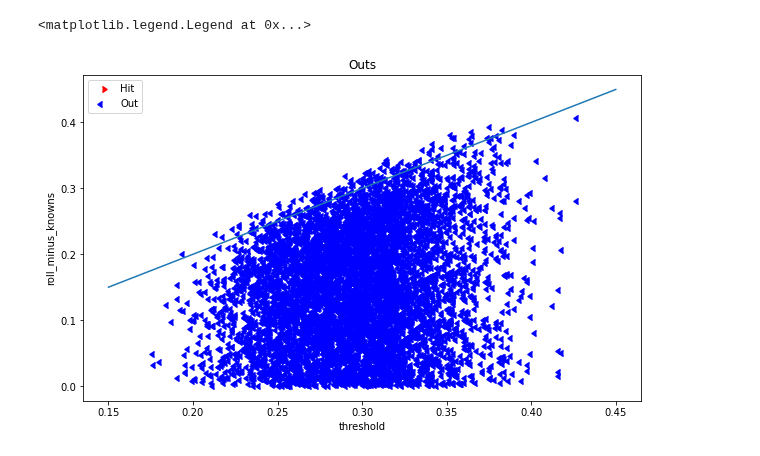
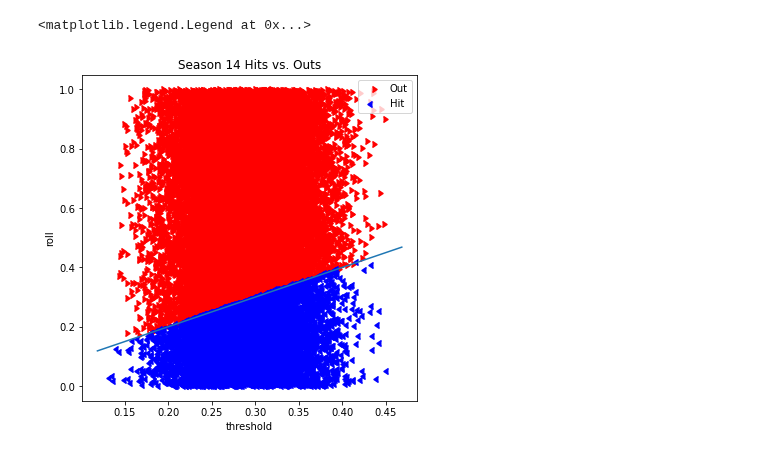
Before and after one commit to xSke/resim, a Jupyter notebook: find_roll_formula_out.ipynb, the cells around one changed output. Drawn from its saved outputs; the diff is of its cells as text; code cells hidden in the pictures.

```diff
--- a/find_roll_formula_out.ipynb
+++ b/find_roll_formula_out.ipynb
@@ -18,19 +130,34 @@ len(df)
+# %%
+df["batter_mul"] = df.apply(get_batter_mul, axis=1)
+df["pitcher_mul"] = df.apply(get_pitcher_mul, axis=1)
+df["fielder_mul"] = df.apply(get_fielder_mul, axis=1)
 # %%
+df['baserunner_n'] = [int(np.floor(len(x)/40)) for x in df.loc[:, 'baserunner_count']]
+
 df.loc[df["pitcher_mods"].astype(str).str.contains("SCATTERED"),"pitcher_vibes"] = 0
 df.loc[df["batter_mods"].astype(str).str.contains("SCATTERED"),"batter_vibes"] = 0
 
 for attr in ['batter_buoyancy', 'batter_divinity', 'batter_martyrdom', 'batter_moxie', 'batter_musclitude', 'batter_patheticism', 'batter_thwackability', 'batter_tragicness', 'batter_coldness', 'batter_overpowerment', 'batter_ruthlessness', 'batter_shakespearianism', 'batter_suppression', 'batter_unthwackability', 'batter_base_thirst', 'batter_continuation', 'batter_ground_friction', 'batter_indulgence', 'batter_laserlikeness', 'batter_anticapitalism', 'batter_chasiness', 'batter_omniscience', 'batter_tenaciousness', 'batter_watchfulness', 'batter_pressurization', 'batter_cinnamon']:
-    df[attr] = df[attr] * df['batter_multiplier']
+    df[attr] = df[attr] * df['batter_mul']
     df[attr+'_with_vibe'] = df[attr] * (1 + 0.2 * df['batter_vibes'])
+df = df.copy()
 for attr in ['pitcher_buoyancy', 'pitcher_divinity', 'pitcher_martyrdom', 'pitcher_moxie', 'pitcher_musclitude', 'pitcher_patheticism', 'pitcher_thwackability', 'pitcher_tragicness', 'pitcher_ruthlessness', 'pitcher_overpowerment', 'pitcher_unthwackability', 'pitcher_shakespearianism', 'pitcher_suppression', 'pitcher_coldness', 'pitcher_base_thirst', 'pitcher_continuation', 'pitcher_ground_friction', 'pitcher_indulgence', 'pitcher_laserlikeness', 'pitcher_anticapitalism', 'pitcher_chasiness', 'pitcher_omniscience', 'pitcher_tenaciousness', 'pitcher_watchfulness', 'pitcher_pressurization', 'pitcher_cinnamon']:
-    df[attr] = df[attr] * df['pitcher_multiplier']
+    df[attr] = df[attr] * df['pitcher_mul']
     df[attr+'_with_vibe'] = df[attr] * (1 + 0.2 * df['pitcher_vibes'])
 
 if "defender_vibes" in df:
     for attr in ["defense_avg_anticapitalism", "defense_avg_chasiness", "defense_avg_omniscience", "defense_avg_tenaciousness", "defense_avg_watchfulness"]:
+        df[attr] = df[attr] * df['fielder_mul']
         df[attr+'_with_vibe'] = df[attr] * (1 + 0.2 * df['defender_vibes'])
+
+
 df['omni_tenac'] = df['defense_avg_omniscience_with_vibe'] * df['defense_avg_tenaciousness_with_vibe']
 
 
 df['roll_minus_knowns'] = df['roll'] - 0.1 * df['batter_thwackability_with_vibe'] + 0.08 * df['pitcher_unthwackability_with_vibe']
+
+df['cold_runners'] = df['pitcher_coldness_with_vibe'] * (1 + df['baserunner_n'])
+df['omnisq'] = df['defense_avg_omniscience_with_vibe'] * df['defense_avg_omniscience_with_vibe']
+df['rollsq'] = df['roll'] * df['roll']
+df = df.copy()
 # %%
@@ -58,29 +268,51 @@ len(dfc)
 # %%
-dfc['threshold'] = (0.28 - (
- -0.1 * dfc['batter_thwackability_with_vibe']
+dfc['threshold'] = (0.315 - (
+ -0.10 * dfc['batter_thwackability_with_vibe']
  +0.08 * dfc['pitcher_unthwackability_with_vibe']
- # +0.06 * dfc['defense_avg_omniscience_with_vibe']
+ +0.07 * dfc['defense_avg_omniscience_with_vibe']
 ))
 
+dfc['threshold'] = (0.300 - (
+    - 0.10 * dfc['batter_thwackability_with_vibe']
+    + 0.08 * dfc['pitcher_unthwackability_with_vibe']
+    + 0.065 * dfc['defense_avg_omniscience_with_vibe']
+    - 0.01 * dfc['ballpark_forwardness']
+    - 0.01 * dfc['ballpark_grandiosity']
+    - 0.01 * dfc['ballpark_obtuseness']
+    + 0.003* dfc['ballpark_viscosity']
+    + 0.003* dfc['ballpark_inconvenience']
+    # + 0.007* dfc['ballpark_filthiness']
+))
 
+# dfc['threshold'] = -intercept_scaled[0]
+# print(-intercept_scaled)
+# for pair in zip(-np.array(coef_list), X.columns):
+#     if pair[1] != "roll":
+#         print(pair)
+#         dfc['threshold'] += pair[0] * dfc[pair[1]]
+
+# dfc['threshold'] -= - 0.1 * df['batter_thwackability_with_vibe'] + 0.08 * df['pitcher_unthwackability_with_vibe']
+
+y_val = "roll"
 x_val = "threshold"
-# x_val = "svc_best"
-fig, ax = plt.subplots(1, figsize=(10, 6))
-ax.scatter(dfc[~dfc['passed']][x_val], dfc[~dfc['passed']]["roll"], color="red",
-           label="Hit", marker=CARETRIGHTBASE)
-ax.scatter(dfc[dfc['passed']][x_val], dfc[dfc['passed']]["roll"], color="blue",
-           label="Out", marker=CARETLEFTBASE)
+# x_val = "fielder_roll"
+fig, ax = plt.subplots(1, figsize=(6, 6))
+ax.scatter(dfc[~dfc['passed']][x_val], dfc[~dfc['passed']][y_val], color="red",
+           label="Out", marker=CARETRIGHTBASE)
+ax.scatter(dfc[dfc['passed']][x_val], dfc[dfc['passed']][y_val], color="blue",
+           label="Hit", marker=CARETLEFTBASE)
 ax.set_xlabel(x_val)
-ax.set_ylabel('roll_minus_knowns')
-ax.set_title("Outs")
+ax.set_ylabel('roll')
+ax.set_title(f"Season {season+1} Hits vs. Outs")
 # ax.set_xlim(0.484, 0.499)
 
-ax.plot((0.15, 0.45), (0.15, 0.45))
+if x_val == "threshold":
+    ax.plot(ax.get_xlim(), ax.get_xlim())
 
 ax.legend()
 # %% [output]
 <matplotlib.legend.Legend at 0x...>
-[figure, old version]
+[figure, new version]
 # %%
 dfc["offset"] = dfc["roll"] - dfc["threshold"]
 outliers = dfc[(dfc["passed"] & (dfc["offset"] >= 0)) | (~dfc["passed"] & (dfc["offset"] <= 0))]
```
Also changed, not shown: parts of 22 cells of this notebook.
